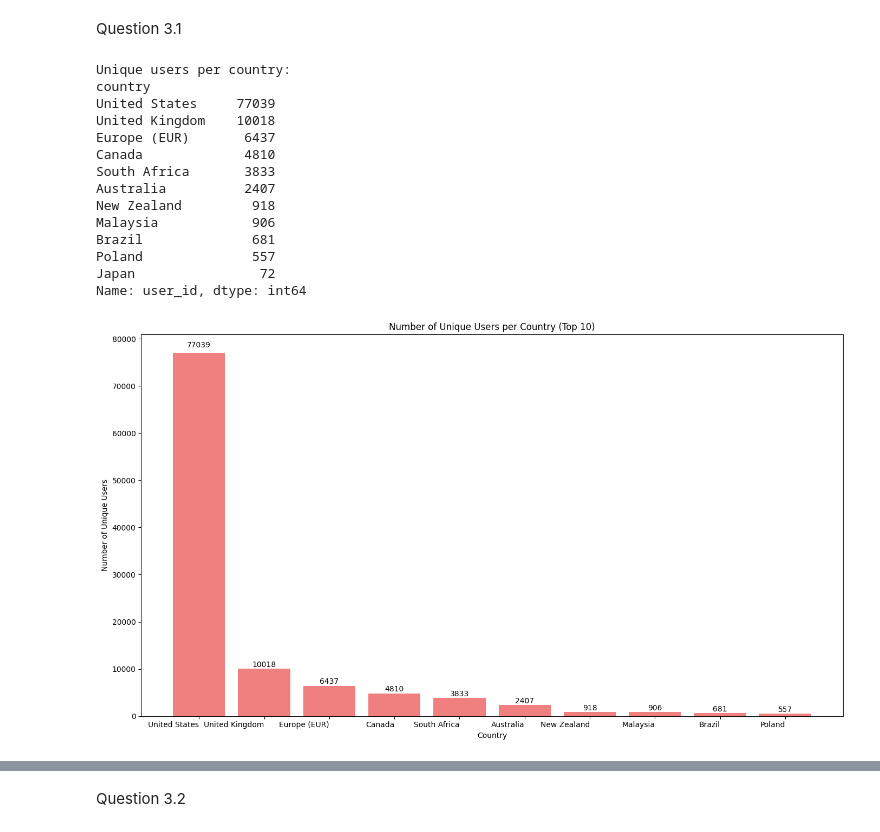
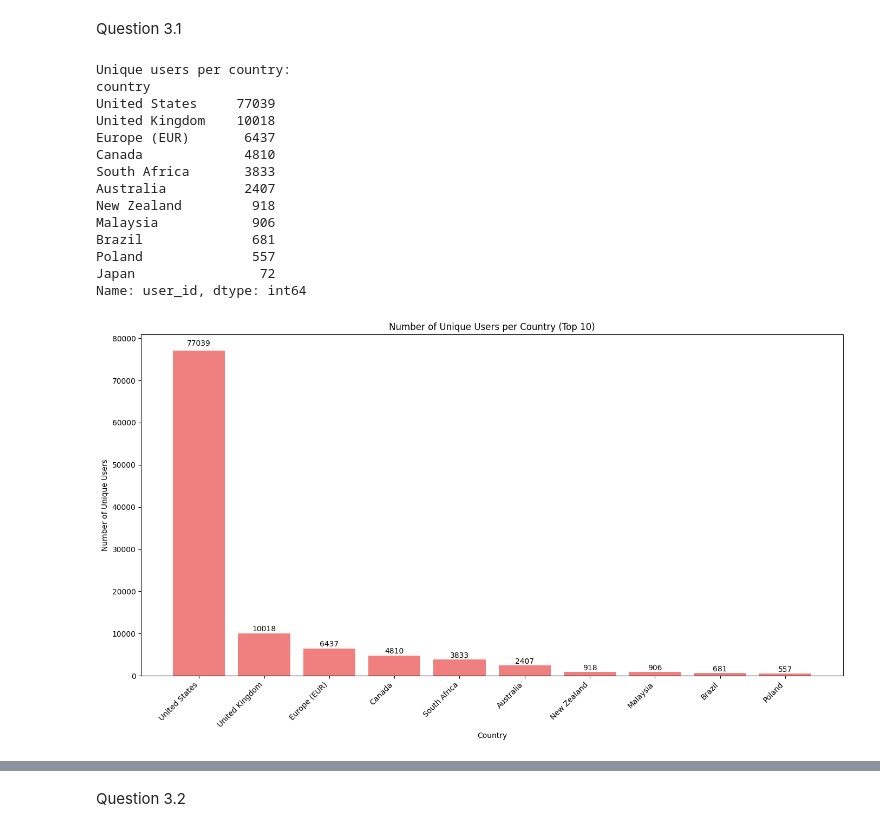
Before and after one commit to Ruaan1/DVE-Assignment, a Jupyter notebook: Notebook/Assignment1.ipynb, the cells around one changed output, grey strips where cells are left out. Cells and saved outputs as stored; diff of their text form; code cells hidden in the pictures.

```diff
--- a/Notebook/Assignment1.ipynb
+++ b/Notebook/Assignment1.ipynb
@@ -121,8 +122,7 @@ The distribution of fueling dates shows that most records are concentrated in re
 # %% [markdown]
 1.2.1
 # %%
-numeric_cols = ["gallons", "miles", "odometer", "mpg"]
-
-missing_percentages = df[numeric_cols].isna().mean() * 100
-print(missing_percentages)
+targetCols = ["gallons", "miles", "odometer", "mpg"]
+missingPercentages = df[targetCols].isna().mean() * 100
+print(missingPercentages)
 # %% [output]
@@ -136,7 +136,7 @@ The gallons column has only 3.32% missing entries, meaning most fueling events i
 # %% [markdown]
 1.2.3
 # %%
-for col in numeric_cols:
+for col in targetCols:
     if df[col].dtype == 'object':
         df[col] = df[col].astype(str).str.replace(",", "", regex=False)
     df[col] = pd.to_numeric(df[col], errors="coerce")
@@ -381,38 +381,38 @@ df['country'] = df['currency'].map(CURRENCY_TO_COUNTRY)
 
 usersPerCountry = df.groupby('country')['user_id'].nunique().sort_values(ascending=False)
 
-print("\nUnique users per country:")
+print("Unique users per country:")
 print(usersPerCountry)
 
 plt.figure(figsize=(14, 8))
-top_10_countries = usersPerCountry.head(10)
-bars = plt.bar(range(len(top_10_countries)), top_10_countries.values, color='lightcoral')
+topTenCountries = usersPerCountry.head(10)
+bars = plt.bar(range(len(topTenCountries)), topTenCountries.values, color='lightcoral')
 plt.xlabel('Country')
 plt.ylabel('Number of Unique Users')
 plt.title('Number of Unique Users per Country (Top 10)')
-plt.xticks(range(len(top_10_countries)), top_10_countries.index, ha='right')
+plt.xticks(range(len(topTenCountries)), topTenCountries.index, ha='right', rotation=45)
 
 for i, bar in enumerate(bars):
     height = bar.get_height()
     plt.text(bar.get_x() + bar.get_width()/2., height + height*0.01,
              f'{int(height)}', ha='center', va='bottom')
 
 plt.tight_layout()
 plt.show()
 # %% [output]
 Unique users per country:
 country
 United States     77039
 United Kingdom    10018
 Europe (EUR)       6437
 Canada             4810
 South Africa       3833
 Australia          2407
 New Zealand         918
 Malaysia            906
 Brazil              681
 Poland              557
 Japan                72
 Name: user_id, dtype: int64
-[figure, old version]
+[figure, new version]
 # %% [markdown]
```
Also changed, not shown: parts of 38 cells of this notebook.
